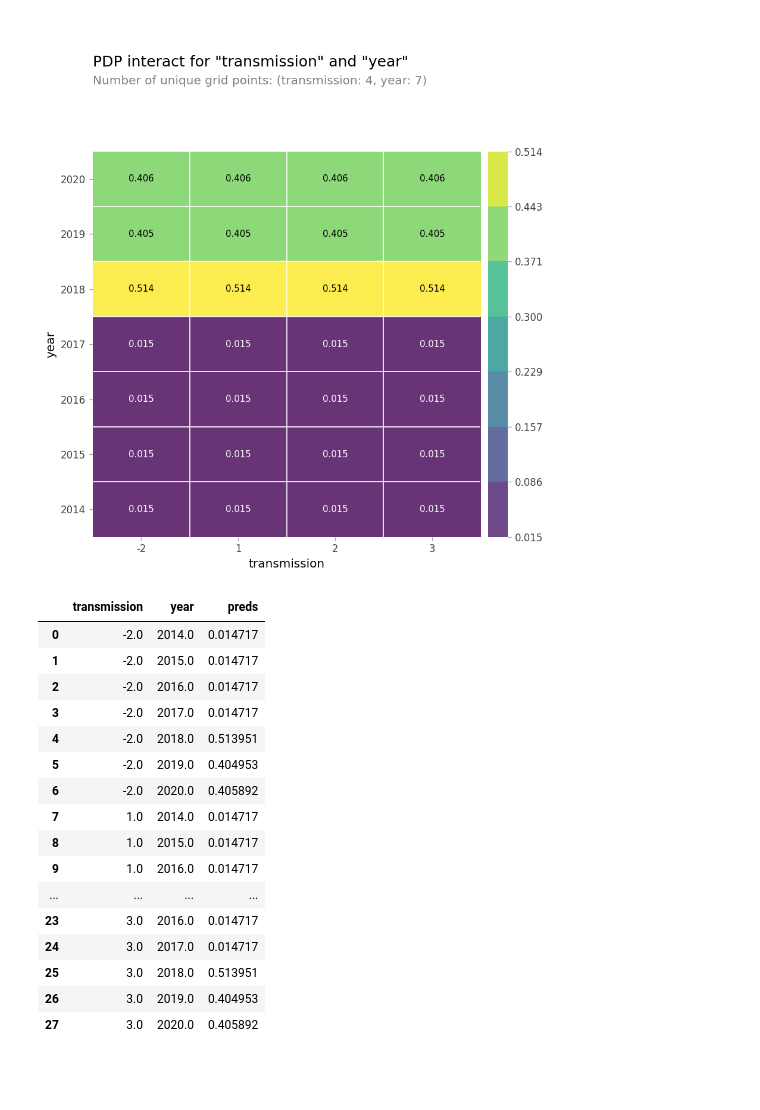
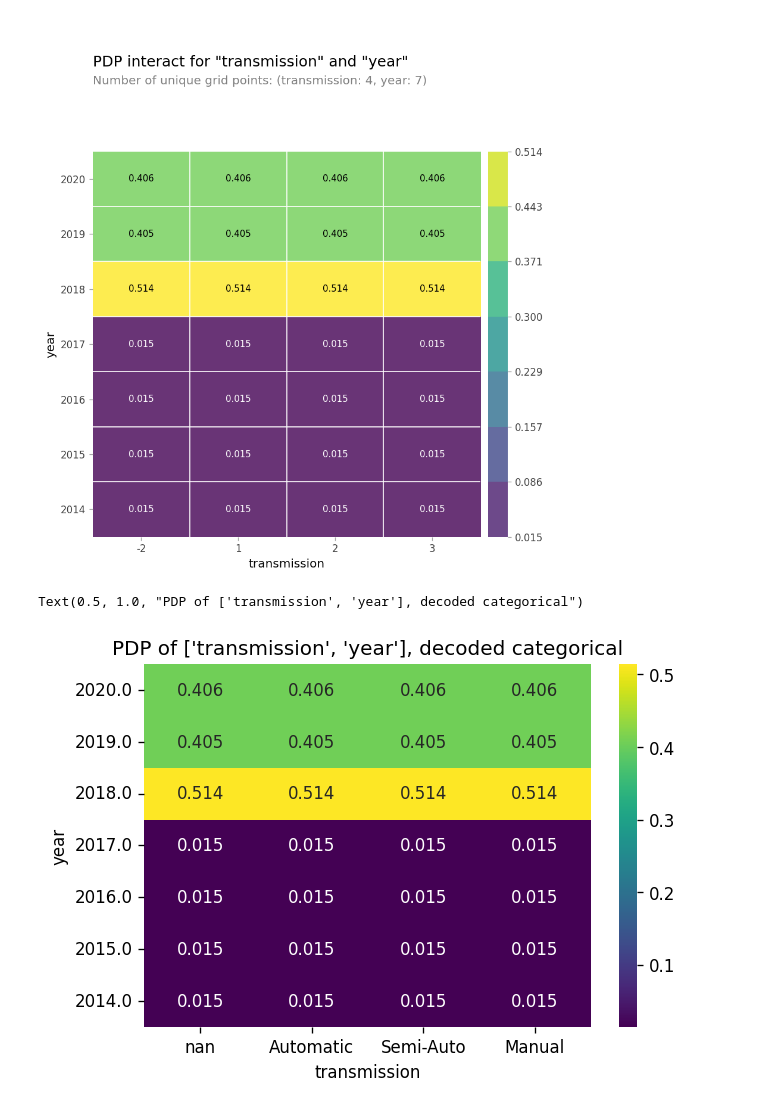
Before and after one commit to 00150/AI_07_JYP_Project_section_02, a Jupyter notebook: Classification_Used_car_modeling.ipynb, the cells around one changed output. Cells and saved outputs as stored; diff of their text form; code cells hidden in the pictures; blank space fills up the shorter version.

```diff
--- a/Classification_Used_car_modeling.ipynb
+++ b/Classification_Used_car_modeling.ipynb
@@ -1881,26 +1881,18 @@ WARNING:matplotlib.font_manager:findfont: Font family 'Arial' not found.
 WARNING:matplotlib.font_manager:findfont: Font family 'Arial' not found.
 WARNING:matplotlib.font_manager:findfont: Font family 'Arial' not found.
 [figure]
-# %%
-# 피벗 테이블을 생성합니다.
-
-pdp_pivoted_data =
-interaction.pdp
-# %% [output]
-|  | transmission | year | preds |
-| 0 | -2.0 | 2014.0 | 0.014717 |
-| 1 | -2.0 | 2015.0 | 0.014717 |
-| 2 | -2.0 | 2016.0 | 0.014717 |
-| 3 | -2.0 | 2017.0 | 0.014717 |
-| 4 | -2.0 | 2018.0 | 0.513951 |
-| 5 | -2.0 | 2019.0 | 0.404953 |
-| 6 | -2.0 | 2020.0 | 0.405892 |
-| 7 | 1.0 | 2014.0 | 0.014717 |
-| 8 | 1.0 | 2015.0 | 0.014717 |
-| 9 | 1.0 | 2016.0 | 0.014717 |
-| ... | ... | ... | ... |
-| 23 | 3.0 | 2016.0 | 0.014717 |
-| 24 | 3.0 | 2017.0 | 0.014717 |
-| 25 | 3.0 | 2018.0 | 0.513951 |
-| 26 | 3.0 | 2019.0 | 0.404953 |
-| 27 | 3.0 | 2020.0 | 0.405892 |
+# %%
+# 피벗 테이블을 생성합니다.
+
+pdp_pivoted_data = interaction.pdp.pivot_table(
+    values = 'preds', columns = target_features[0], index = target_features[1])[::-1]
+
+# 현재 생성된 pivot_table의 컬럼이름은 encoded 된 값이므로,  encoded 전의 이름으로 바꿔줍니다.
+pdp_pivoted_data.rename(columns = dict(zip(encoded_features, original_features)), inplace = True)
+
+# 히트맵 생성
+sns.heatmap(data = pdp_pivoted_data, annot = True, fmt = '.3f', cmap = 'viridis')
+plt.title(f"PDP of {target_features}, decoded categorical")
+# %% [output]
+Text(0.5, 1.0, "PDP of ['transmission', 'year'], decoded categorical")
+[figure, added]
```
Also changed, not shown: parts of 5 cells of this notebook.
